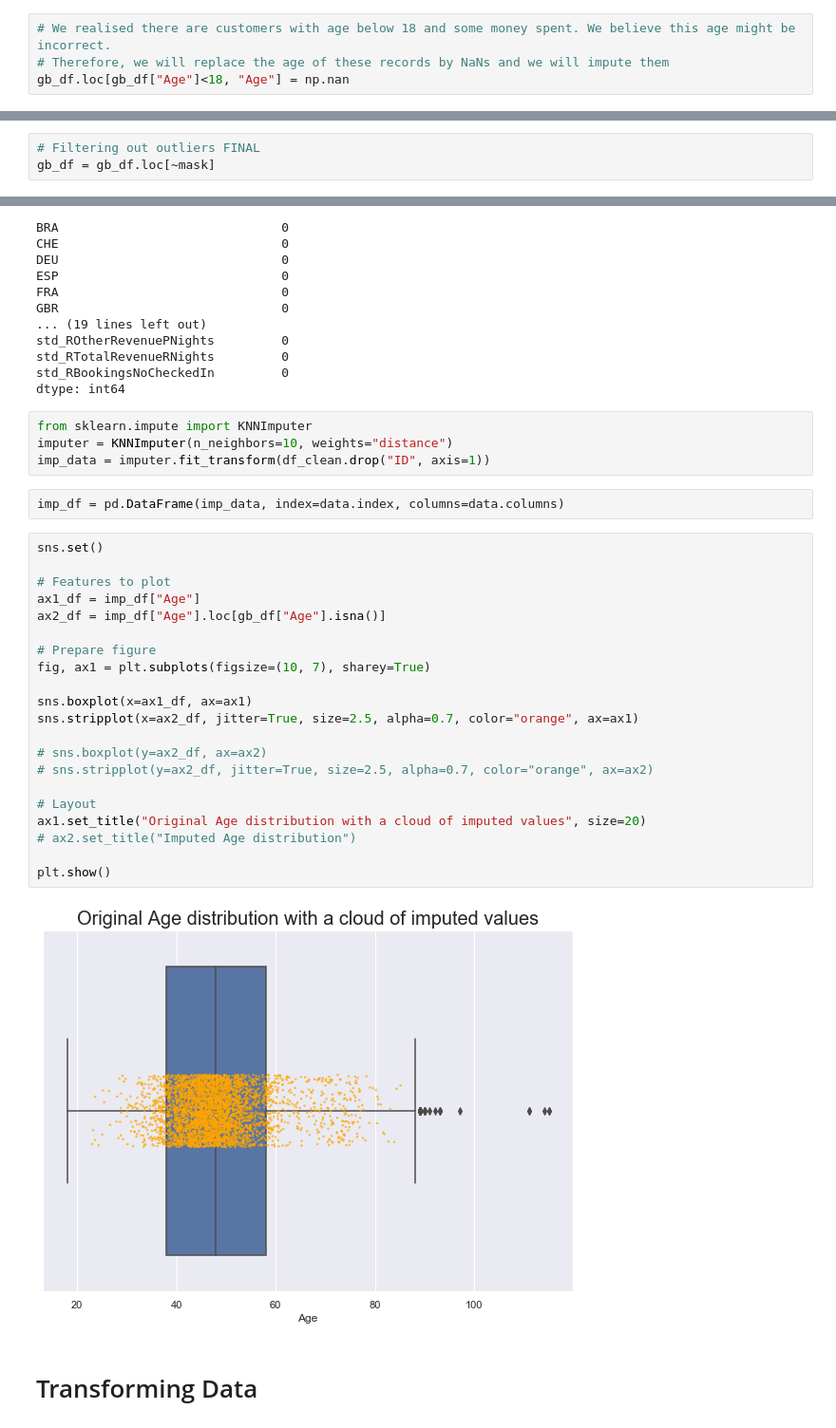
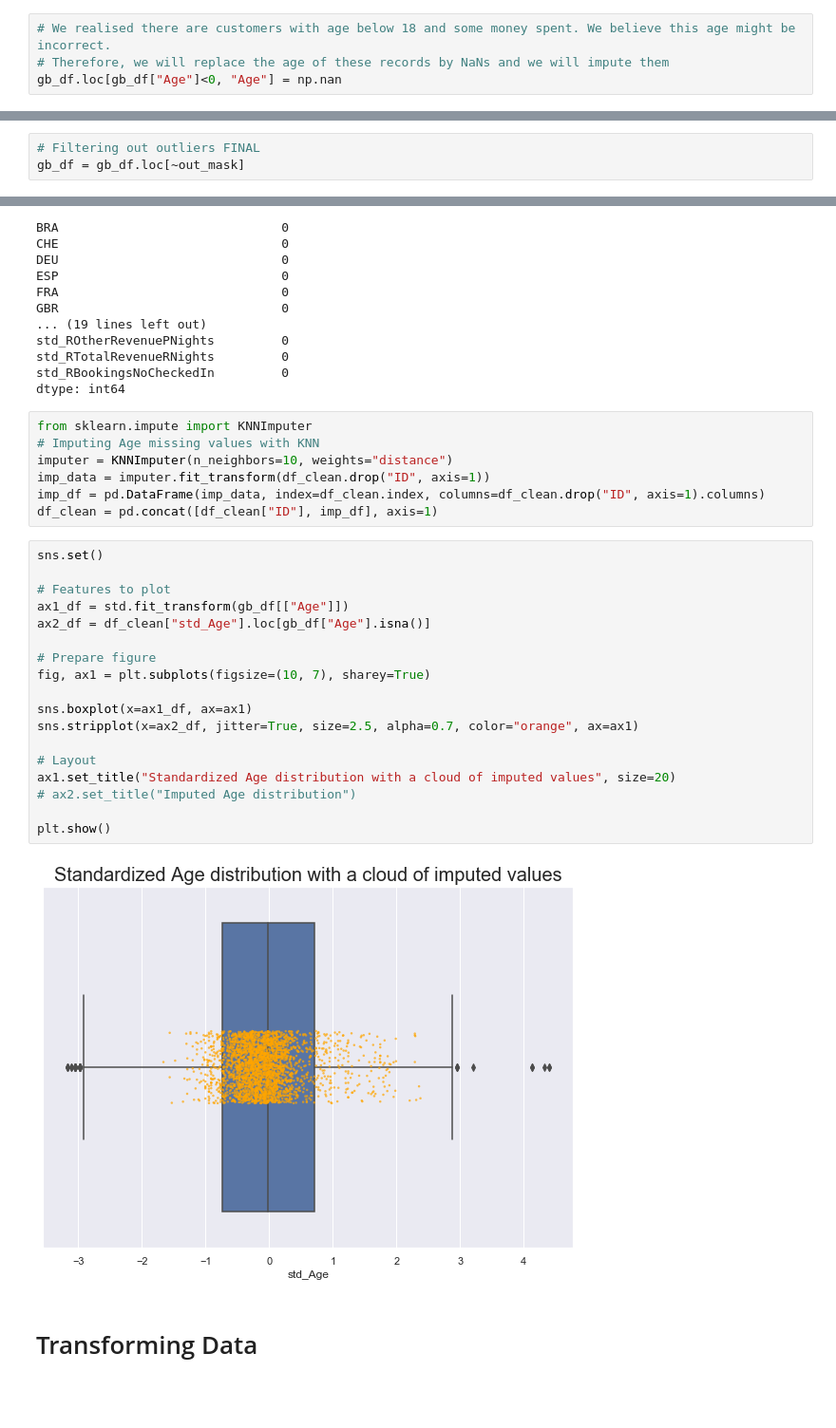
Before and after one commit to pmfs-alves/BCDS_Proj1_Segmentation, a Jupyter notebook: David.ipynb, the cells around one changed output, grey strips where cells are left out. Shown at 95% size. Saved outputs shown, nothing was run; the diff lists cells and outputs as text; blank space fills up the shorter version.

```diff
--- a/David.ipynb
+++ b/David.ipynb
@@ -413,7 +413,7 @@ gb_df.loc[gb_df["AverageLeadTime"]<0, "AverageLeadTime"] = 0
 # %%
 # We realised there are customers with age below 18 and some money spent. We believe this age might be incorrect.
 # Therefore, we will replace the age of these records by NaNs and we will impute them
-gb_df.loc[gb_df["Age"]<18, "Age"] = np.nan
+gb_df.loc[gb_df["Age"]<0, "Age"] = np.nan
 # %%
 gb_df.describe(include="all").transpose()
 # %% [output]
@@ -608,6 +608,6 @@ plt.show()
 # %%
 # Filtering out outliers FINAL
-gb_df = gb_df.loc[~mask]
+gb_df = gb_df.loc[~out_mask]
 # %% [markdown]
 ## Feature Selection
 # %%
@@ -745,32 +745,30 @@ std_RBookingsNoCheckedIn         0
 dtype: int64
 # %%
 from sklearn.impute import KNNImputer
+# Imputing Age missing values with KNN
 imputer = KNNImputer(n_neighbors=10, weights="distance")
 imp_data = imputer.fit_transform(df_clean.drop("ID", axis=1))
+imp_df = pd.DataFrame(imp_data, index=df_clean.index, columns=df_clean.drop("ID", axis=1).columns)
+df_clean = pd.concat([df_clean["ID"], imp_df], axis=1)
-# %%
-imp_df = pd.DataFrame(imp_data, index=data.index, columns=data.columns)
 # %%
 sns.set()
 
 # Features to plot
-ax1_df = imp_df["Age"]
-ax2_df = imp_df["Age"].loc[gb_df["Age"].isna()]
+ax1_df = std.fit_transform(gb_df[["Age"]])
+ax2_df = df_clean["std_Age"].loc[gb_df["Age"].isna()]
 
 # Prepare figure
 fig, ax1 = plt.subplots(figsize=(10, 7), sharey=True)
 
 sns.boxplot(x=ax1_df, ax=ax1)
 sns.stripplot(x=ax2_df, jitter=True, size=2.5, alpha=0.7, color="orange", ax=ax1)
 
-# sns.boxplot(y=ax2_df, ax=ax2)
-# sns.stripplot(y=ax2_df, jitter=True, size=2.5, alpha=0.7, color="orange", ax=ax2)
-
 # Layout
-ax1.set_title("Original Age distribution with a cloud of imputed values", size=20)
+ax1.set_title("Standardized Age distribution with a cloud of imputed values", size=20)
 # ax2.set_title("Imputed Age distribution")
 
 plt.show()
 # %% [output]
-[figure, old version]
+[figure, new version]
 # %% [markdown]
 # Transforming Data
```
Also changed, not shown: parts of 19 cells of this notebook.
